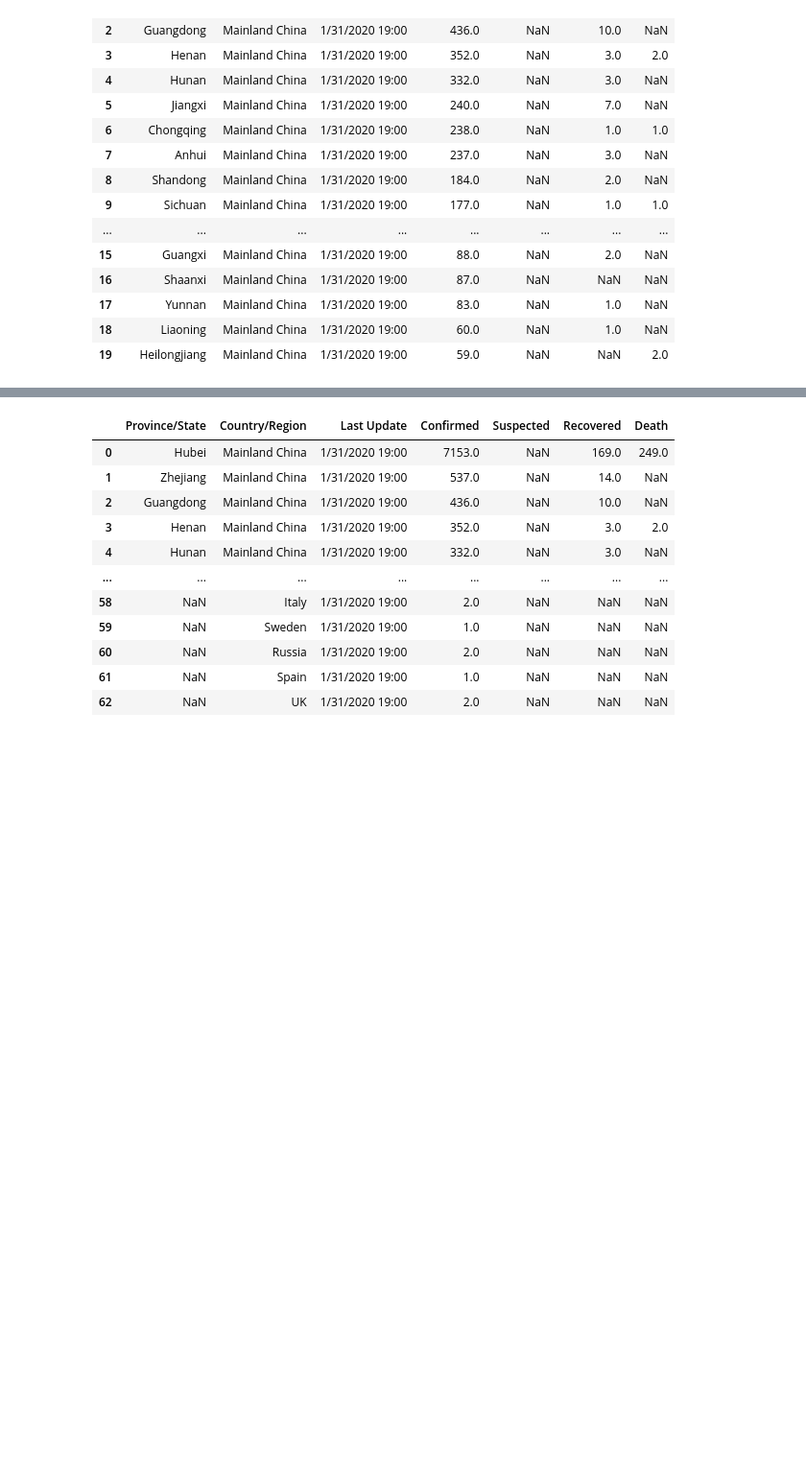
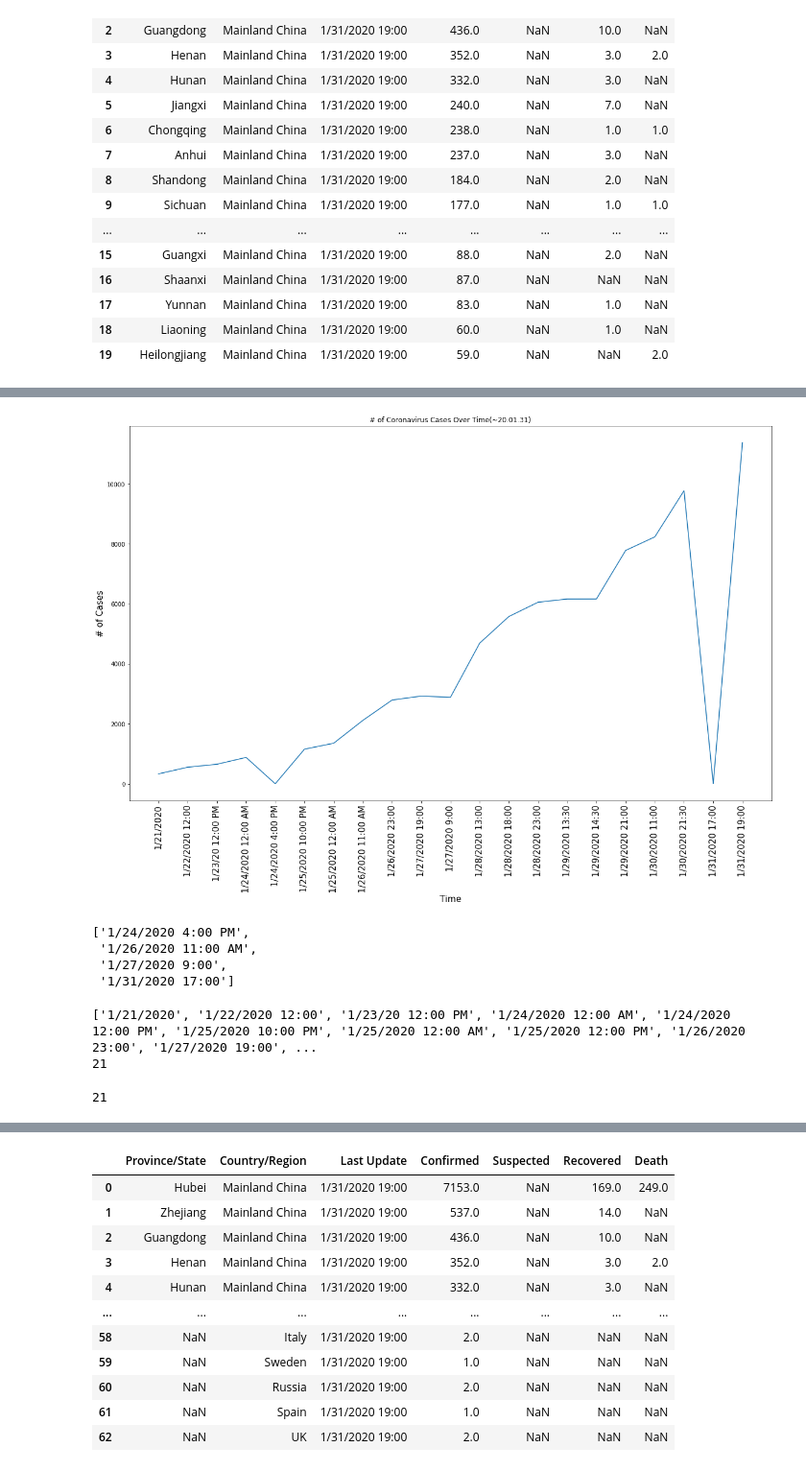
Before and after one commit to Steve-YJ/Dive-Deep-into-Wuhan-Corona, a Jupyter notebook: 02.Kaggle-coronavirus-visualization-~01.31.ipynb, the cells around one changed output, grey strips where cells are left out. Shown: that part at 96% size. Cells and saved outputs as stored; diff of their text form; code cells hidden in the pictures; blank space fills up the shorter version.

```diff
--- a/02.Kaggle-coronavirus-visualization-~01.31.ipynb
+++ b/02.Kaggle-coronavirus-visualization-~01.31.ipynb
@@ -43,0 +46,4 @@ data.head(20)
+# %%
+unique_dates = list(data['Last Update'].unique())
+unique_dates.sort()
+unique_dates
@@ -43,0 +70,7 @@ data.head(20)
+# %%
+world_confirmed_cases = []
+
+for date in unique_dates:
+    world_confirmed_cases.append(data[data['Last Update'] == date].Confirmed.sum())
+
+world_confirmed_cases
@@ -43,0 +95,31 @@ data.head(20)
+# %%
+plt.figure(figsize=(20, 12))
+plt.plot(unique_dates, world_confirmed_cases)
+plt.title("# of Coronavirus Cases Over Time(~20.01.31)")
+plt.xlabel("Time", size = 15)
+plt.ylabel("# of Cases", size = 15)
+plt.xticks(rotation=90, size = 15)
+plt.show()
+# %% [output]
+[figure, added]
+# %%
+excess_time = ['1/24/2020 4:00 PM', '1/26/2020 11:00 AM', '1/27/2020 9:00', '1/31/2020 17:00']
+excess_time
+# %% [output]
+['1/24/2020 4:00 PM',
+ '1/26/2020 11:00 AM',
+ '1/27/2020 9:00',
+ '1/31/2020 17:00']
+# %%
+for i in excess_time:
+    unique_dates.remove(i)
+
+print(unique_dates)
+print(len(unique_dates))
+# %% [output]
+['1/21/2020', '1/22/2020 12:00', '1/23/20 12:00 PM', '1/24/2020 12:00 AM', '1/24/2020 12:00 PM', '1/25/2020 10:00 PM', '1/25/2020 12:00 AM', '1/25/2020 12:00 PM', '1/26/2020 23:00', '1/27/2020 19:00', ...
+21
+# %%
+len(unique_dates)
+# %% [output]
+21
```
Also changed, not shown: parts of 21 cells of this notebook.
